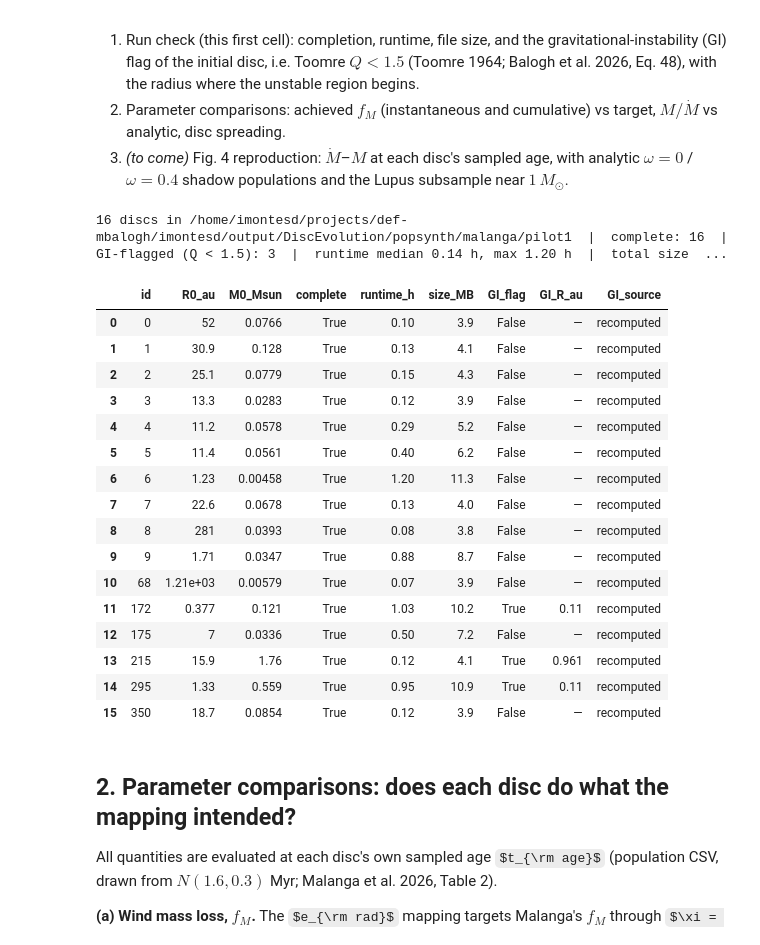
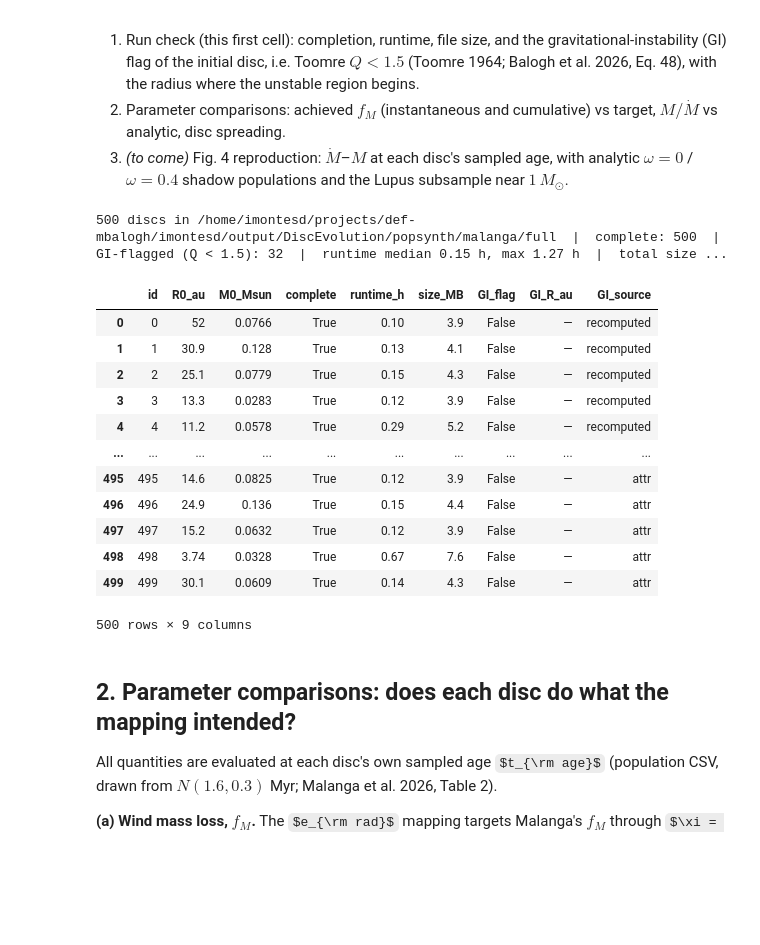
Before and after one commit to imontesd/DiscEvolution, a Jupyter notebook: example/StartHere/notebooks/Hof_malanga_comparison.ipynb, the cells around one changed output. Cells and saved outputs as stored; diff of their text form; code cells hidden in the pictures; some formulas as TeX source; blank space fills up the shorter version.

Commit message:
status table for all 500 discs

```diff
--- a/example/StartHere/notebooks/Hof_malanga_comparison.ipynb
+++ b/example/StartHere/notebooks/Hof_malanga_comparison.ipynb
@@ -53,7 +53,7 @@ import pandas as pd
 import h5py
 
 # ---- where things are -------------------------------------------------------------
-DATA_DIR = "/home/imontesd/projects/def-mbalogh/imontesd/output/DiscEvolution/popsynth/malanga/pilot1"
+DATA_DIR = "/home/imontesd/projects/def-mbalogh/imontesd/output/DiscEvolution/popsynth/malanga/full"
 T_END_MYR = 3.0          # Myr, last snapshot of DiscConfig_Hof_malanga.json
 T_END_RTOL = 1e-3        # relative tolerance for "reached the end" (dimensionless)
 
@@ -107,45 +107,41 @@ def show_table(df, formats=None, default="{:.3g}"):
     """Return a display copy of `df` with float columns formatted as strings (default 3 significant
     figures; per-column overrides in `formats`) and NaN shown as '—'. Plain pandas: unlike
     DataFrame.style it does not need the optional jinja2 package (missing in the Nibi venv)."""
     formats = formats or {}
     out = df.copy()
     for col in out.columns:
         if pd.api.types.is_float_dtype(out[col]):
             fmt = formats.get(col, default)
             out[col] = out[col].map(lambda v: "—" if pd.isna(v) else fmt.format(v))
     return out
 
 csvs = glob.glob(os.path.join(DATA_DIR, "malanga_draws_Hof_*.csv"))
 assert len(csvs) == 1, f"expected exactly one malanga_draws_Hof_*.csv in {DATA_DIR}, found {csvs}"
 draws = pd.read_csv(csvs[0]).set_index("id")
 files = sorted(glob.glob(os.path.join(DATA_DIR, "hof_malanga_w0_*.h5")))
 assert files, f"no hof_malanga_w0_*.h5 files in {DATA_DIR}"
 
 run_check = pd.DataFrame([run_row(f, draws) for f in files]).sort_values("id").reset_index(drop=True)
 print(f"{len(run_check)} discs in {DATA_DIR}  |  complete: {int(run_check.complete.sum())}  |  "
       f"GI-flagged (Q < 1.5): {int(run_check.GI_flag.fillna(False).sum())}  |  runtime median "
       f"{run_check.runtime_h.median():.2f} h, max {run_check.runtime_h.max():.2f} h  |  "
       f"total size {run_check.size_MB.sum():.0f} MB")
 show_table(run_check, {"runtime_h": "{:.2f}", "size_MB": "{:.1f}"})
 # %% [output]
-16 discs in /home/imontesd/projects/def-mbalogh/imontesd/output/DiscEvolution/popsynth/malanga/pilot1  |  complete: 16  |  GI-flagged (Q < 1.5): 3  |  runtime median 0.14 h, max 1.20 h  |  total size  ...
+500 discs in /home/imontesd/projects/def-mbalogh/imontesd/output/DiscEvolution/popsynth/malanga/full  |  complete: 500  |  GI-flagged (Q < 1.5): 32  |  runtime median 0.15 h, max 1.27 h  |  total size ...
 |  | id | R0_au | M0_Msun | complete | runtime_h | size_MB | GI_flag | GI_R_au | GI_source |
 | 0 | 0 | 52 | 0.0766 | True | 0.10 | 3.9 | False | — | recomputed |
 | 1 | 1 | 30.9 | 0.128 | True | 0.13 | 4.1 | False | — | recomputed |
 | 2 | 2 | 25.1 | 0.0779 | True | 0.15 | 4.3 | False | — | recomputed |
 | 3 | 3 | 13.3 | 0.0283 | True | 0.12 | 3.9 | False | — | recomputed |
 | 4 | 4 | 11.2 | 0.0578 | True | 0.29 | 5.2 | False | — | recomputed |
-| 5 | 5 | 11.4 | 0.0561 | True | 0.40 | 6.2 | False | — | recomputed |
-| 6 | 6 | 1.23 | 0.00458 | True | 1.20 | 11.3 | False | — | recomputed |
-| 7 | 7 | 22.6 | 0.0678 | True | 0.13 | 4.0 | False | — | recomputed |
-| 8 | 8 | 281 | 0.0393 | True | 0.08 | 3.8 | False | — | recomputed |
-| 9 | 9 | 1.71 | 0.0347 | True | 0.88 | 8.7 | False | — | recomputed |
-| 10 | 68 | 1.21e+03 | 0.00579 | True | 0.07 | 3.9 | False | — | recomputed |
-| 11 | 172 | 0.377 | 0.121 | True | 1.03 | 10.2 | True | 0.11 | recomputed |
-| 12 | 175 | 7 | 0.0336 | True | 0.50 | 7.2 | False | — | recomputed |
-| 13 | 215 | 15.9 | 1.76 | True | 0.12 | 4.1 | True | 0.961 | recomputed |
-| 14 | 295 | 1.33 | 0.559 | True | 0.95 | 10.9 | True | 0.11 | recomputed |
-| 15 | 350 | 18.7 | 0.0854 | True | 0.12 | 3.9 | False | — | recomputed |
+| ... | ... | ... | ... | ... | ... | ... | ... | ... | ... |
+| 495 | 495 | 14.6 | 0.0825 | True | 0.12 | 3.9 | False | — | attr |
+| 496 | 496 | 24.9 | 0.136 | True | 0.15 | 4.4 | False | — | attr |
+| 497 | 497 | 15.2 | 0.0632 | True | 0.12 | 3.9 | False | — | attr |
+| 498 | 498 | 3.74 | 0.0328 | True | 0.67 | 7.6 | False | — | attr |
+| 499 | 499 | 30.1 | 0.0609 | True | 0.14 | 4.3 | False | — | attr |
+500 rows × 9 columns
 # %% [markdown]
 ## 2. Parameter comparisons: does each disc do what the mapping intended?
 All quantities are evaluated at each disc's own sampled age $t_{\rm age}$ (population CSV, drawn from $N(1.6, 0.3)$ Myr; Malanga et al. 2026, Table 2).
```
